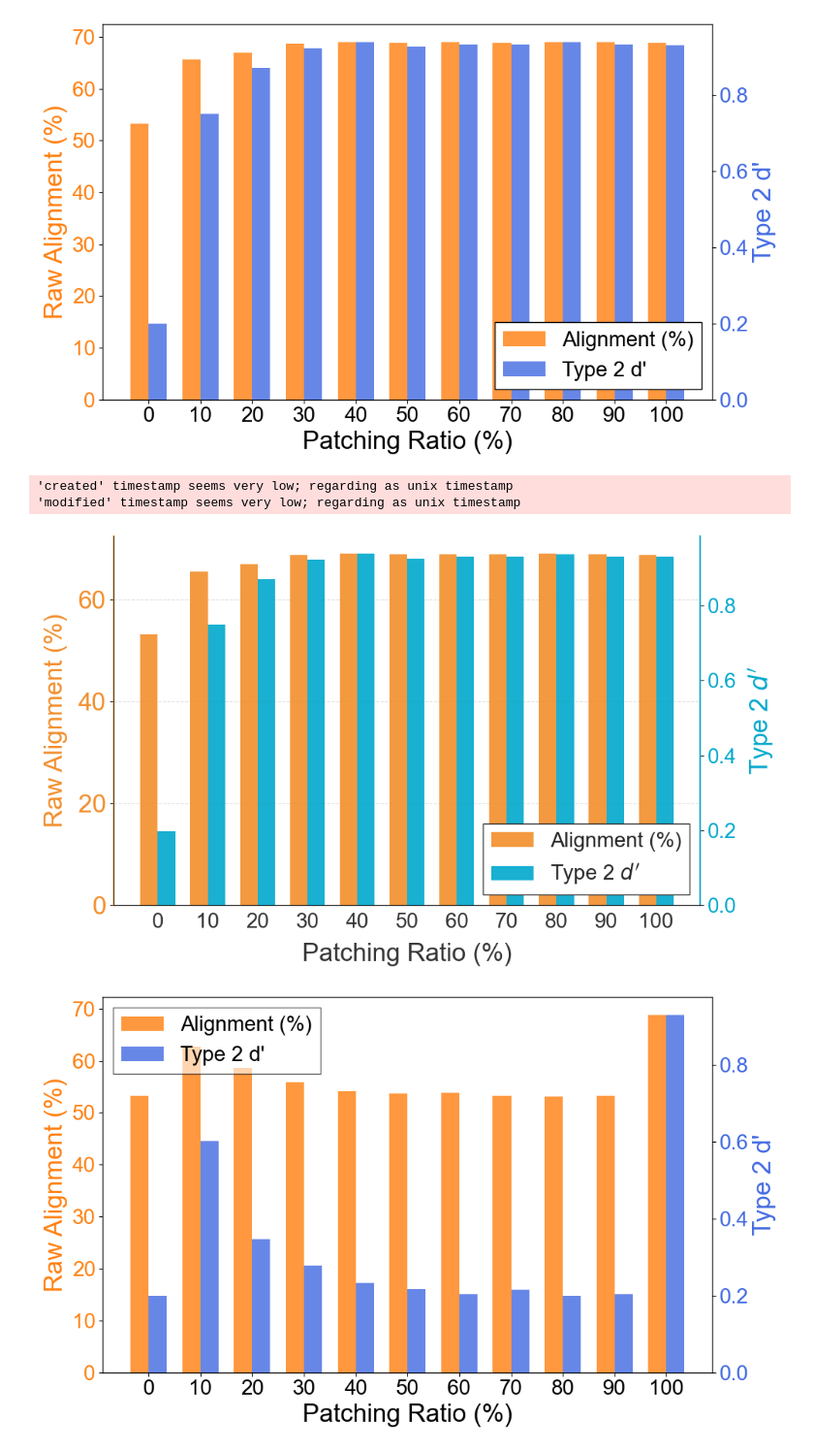
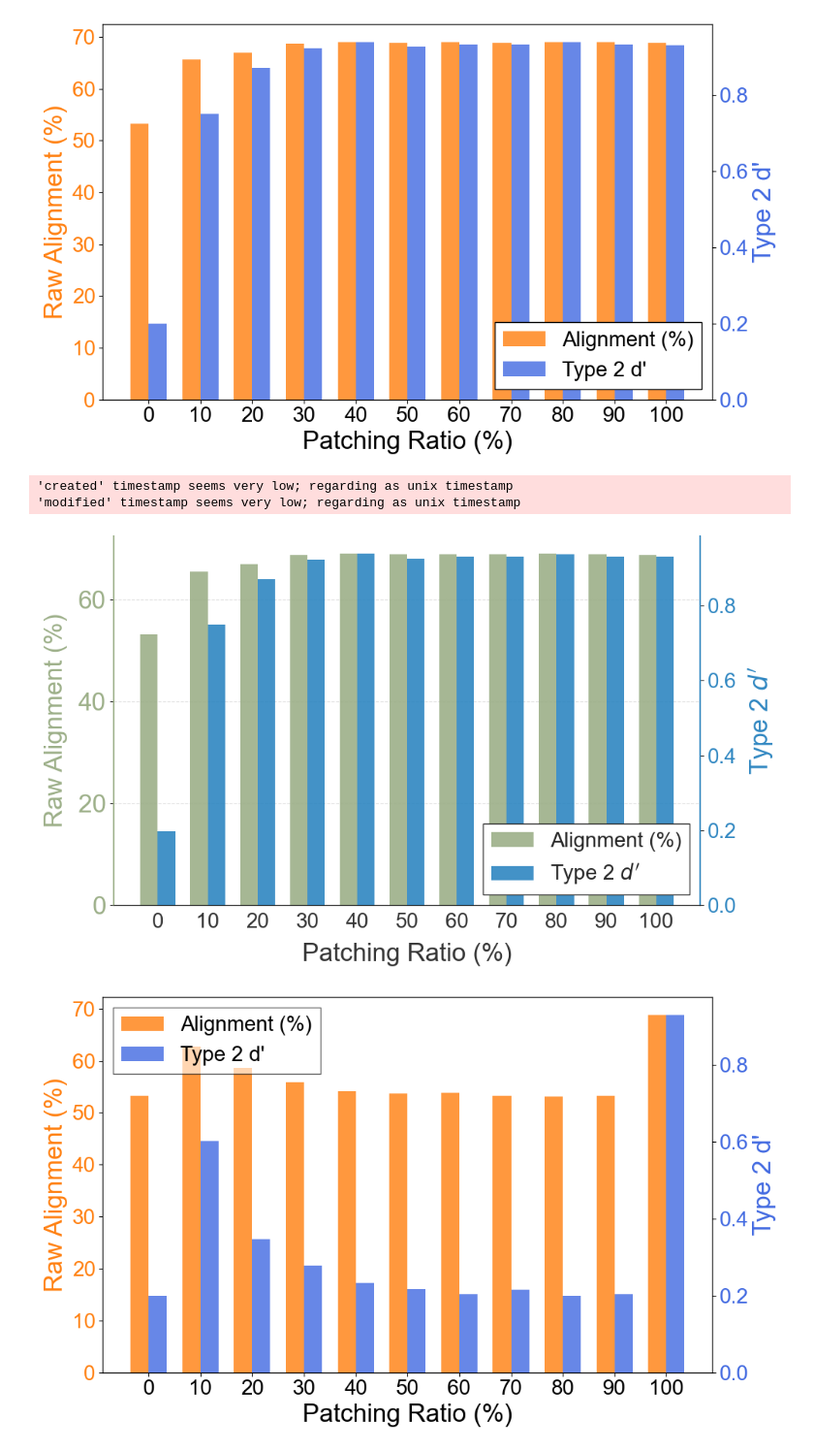
Before and after one commit to cosmoquester/ESMA, a Jupyter notebook: notebooks/plot_patching.ipynb, the cells around one changed output. Shown at 97% size. Cells and saved outputs as stored; diff of their text form; code cells hidden in the pictures.

```diff
--- a/notebooks/plot_patching.ipynb
+++ b/notebooks/plot_patching.ipynb
@@ -152,9 +152,9 @@ width = 0.35
 
 # 3. Define Elegant Colors (Hex codes)
 # A deep slate blue for Alignment
-c_align = '#F28E2B'
+c_align = '#9CAF88'
 # A muted terracotta/coral for d'
-c_dprime = '#00a8cc'
+c_dprime = '#2E86C1'
 
 # --- Axis 1: Alignment (Bars) ---
 bars1 = ax1.bar(x - width/2, alignment, width,
@@ -190,34 +190,35 @@ ax1.spines['top'].set_visible(False)
 ax2.spines['top'].set_visible(False)
 
 # Make the visible spines match the data colors
 ax1.spines['left'].set_color(c_align)
 ax1.spines['left'].set_linewidth(1.5)
 ax2.spines['right'].set_color(c_dprime)
 ax2.spines['right'].set_linewidth(1.5)
+ax2.spines['left'].set_visible(False)
 
 # --- Legend ---
 h1, l1 = ax1.get_legend_handles_labels()
 h2, l2 = ax2.get_legend_handles_labels()
 
 # Create a clean floating legend
 # legend = ax2.legend(h1+h2, l1+l2, loc='lower right', fontsize=20, frameon=False)
 legend = ax2.legend(h1+h2, l1+l2, loc='lower right', fontsize=20,
                     fancybox=False, frameon=True, shadow=False,
                     facecolor='white', edgecolor='black', framealpha=1.0)
 legend.set_zorder(10)
 legend.get_frame().set_facecolor('white')
 legend.get_frame().set_alpha(1.0)
 legend.get_frame().set_edgecolor('#333333')
 legend.get_frame().set_linewidth(1.0)
 
 
 plt.tight_layout()
 plt.savefig("figures/weight-change-effect.pdf", dpi=300, bbox_inches='tight', transparent=True)
 plt.show()
 # %% [output]
 'created' timestamp seems very low; regarding as unix timestamp
 'modified' timestamp seems very low; regarding as unix timestamp
-[figure, old version]
+[figure, new version]
 # %%
 file_pattern = "../eval_outputs/patch2/triviaqa_qwen1.5-ml3-iter750_btm_{patch_rate}_validation_None.tsv"
 patch_rates = range(0, 101, 10)
```
Also changed, not shown: parts of 1 cell of this notebook, 2 other files.
